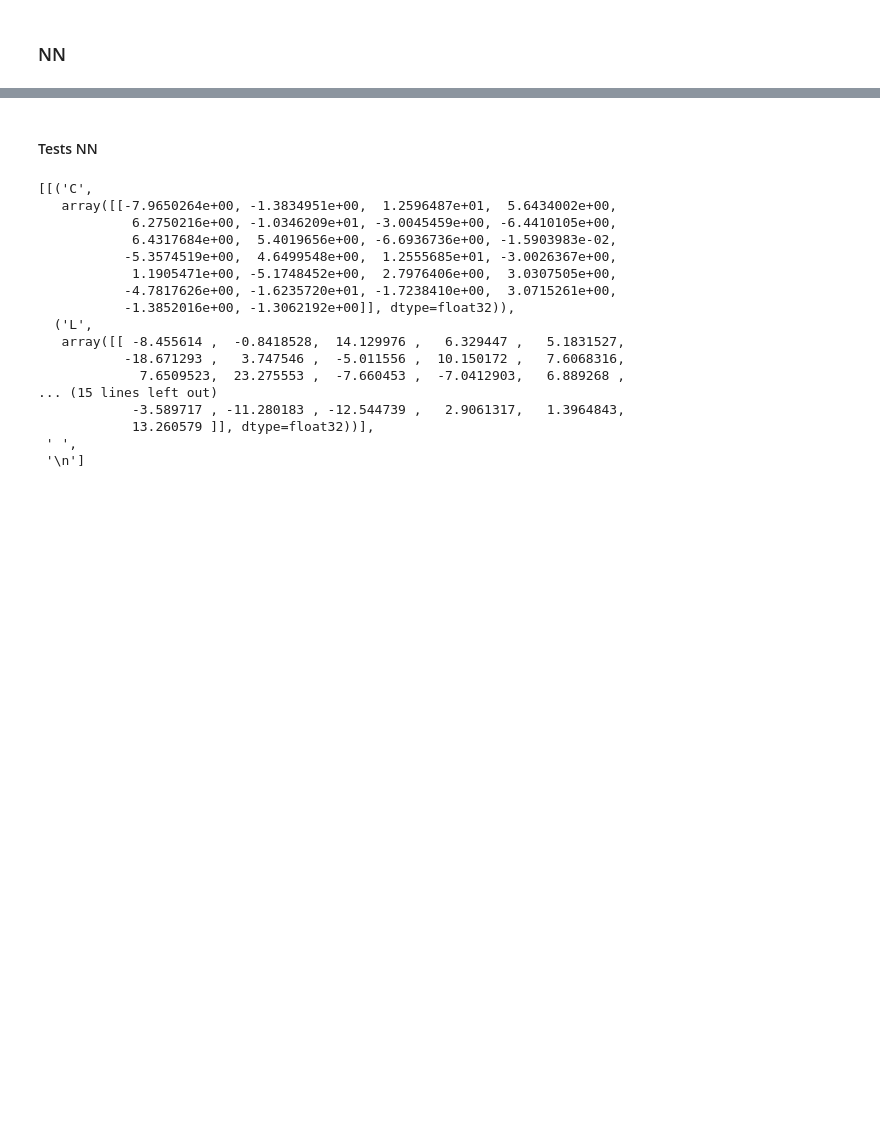
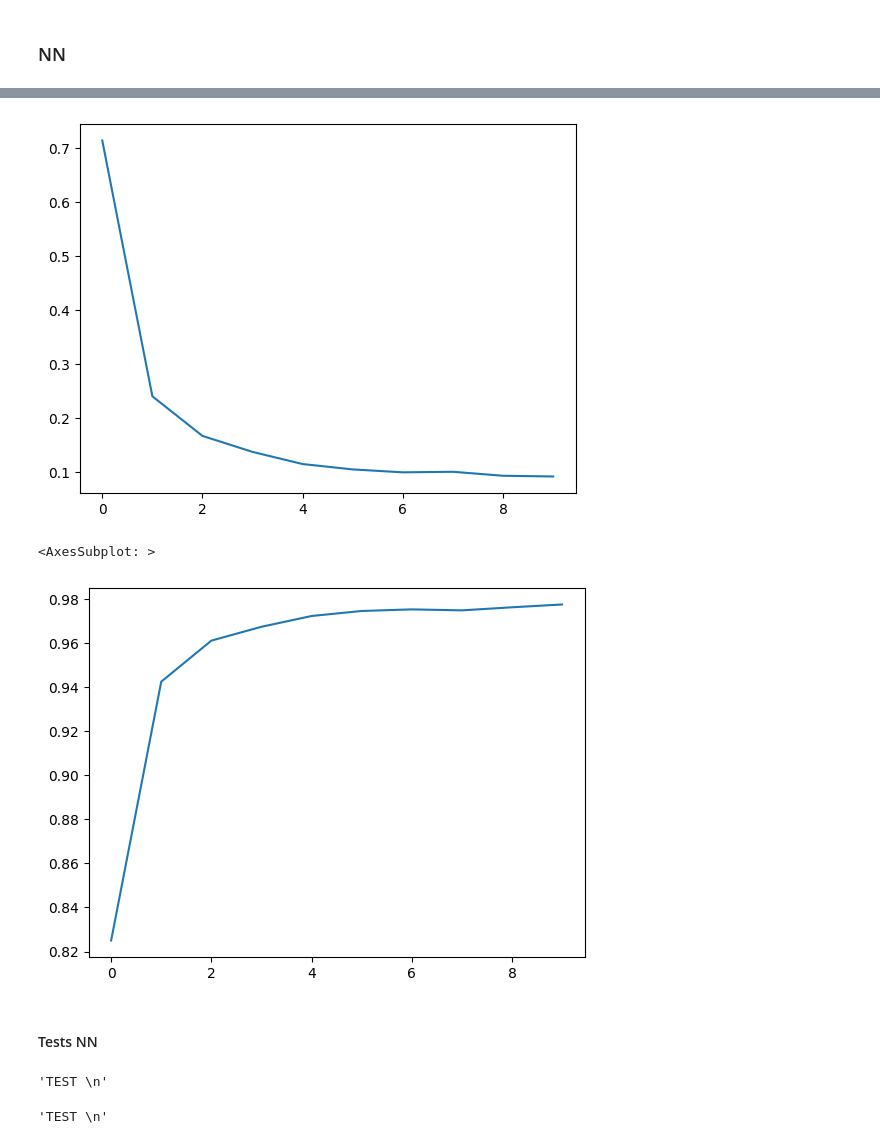
Before and after one commit to GeorgiPachov/digital-image-proc, a Jupyter notebook: nn-2.ipynb, the cells around one changed output, grey strips where cells are left out. Drawn from its saved outputs; the diff is of its cells as text; code cells hidden in the pictures; blank space fills up the shorter version.

```diff
--- a/nn-2.ipynb
+++ b/nn-2.ipynb
@@ -397,0 +466,10 @@ Epoch 20/20
+# %%
+# Shuffle
+idx = np.random.permutation(len(train_images_augmented))
+train_images_augmented, train_labels_augmented = train_images_augmented[idx], train_labels_augmented[idx]
+model.compile(optimizer='adam',
+              loss=tf.keras.losses.SparseCategoricalCrossentropy(from_logits=False),
+              metrics=['accuracy'])
+
+history = model.fit(train_images_augmented, train_labels_augmented,
+                    epochs=epochs)
@@ -398,3 +497,11 @@ Epoch 20/20
+# %%
+pd.Series(history.history['loss']).plot()
+plt.show()
+pd.Series(history.history['accuracy']).plot()
+# %% [output]
+[figure, added]
+<AxesSubplot: >
+[figure, added]
 # %%
 def classify_nn_augmented(letter_img, inference_size=(size, size), _filter='.png'):
     # Add dilation to inference
@@ -443,25 +557,13 @@ def ocr_nn_augmented(path, show_steps=False):
     return ocr(path, show_steps, classify_nn_augmented)
 # %% [markdown]
 #### Tests NN
+# %%
+ocr_nn('test.png')
+# %% [output]
+'TEST \n'
 # %%
-ocr_nn('test.png')
+ocr_nn_augmented('test.png')
 # %% [output]
-[[('C',
-   array([[-7.9650264e+00, -1.3834951e+00,  1.2596487e+01,  5.6434002e+00,
-            6.2750216e+00, -1.0346209e+01, -3.0045459e+00, -6.4410105e+00,
-            6.4317684e+00,  5.4019656e+00, -6.6936736e+00, -1.5903983e-02,
-           -5.3574519e+00,  4.6499548e+00,  1.2555685e+01, -3.0026367e+00,
-            1.1905471e+00, -5.1748452e+00,  2.7976406e+00,  3.0307505e+00,
-           -4.7817626e+00, -1.6235720e+01, -1.7238410e+00,  3.0715261e+00,
-           -1.3852016e+00, -1.3062192e+00]], dtype=float32)),
-  ('L',
-   array([[ -8.455614 ,  -0.8418528,  14.129976 ,   6.329447 ,   5.1831527,
-           -18.671293 ,   3.747546 ,  -5.011556 ,  10.150172 ,   7.6068316,
-             7.6509523,  23.275553 ,  -7.660453 ,  -7.0412903,   6.889268 ,
-... (15 lines left out)
-            -3.589717 , -11.280183 , -12.544739 ,   2.9061317,   1.3964843,
-            13.260579 ]], dtype=float32))],
- ' ',
- '\n']
+'TEST \n'
 # %%
 results = {}
```
Also changed, not shown: parts of 26 cells of this notebook, 4 other files.
